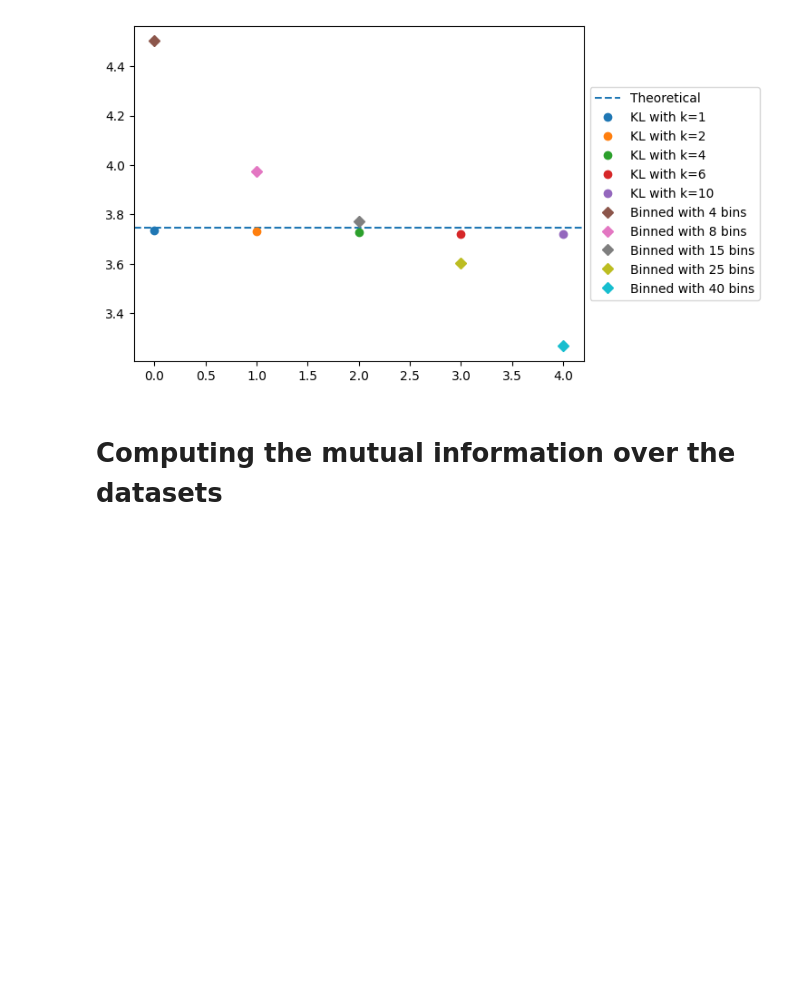
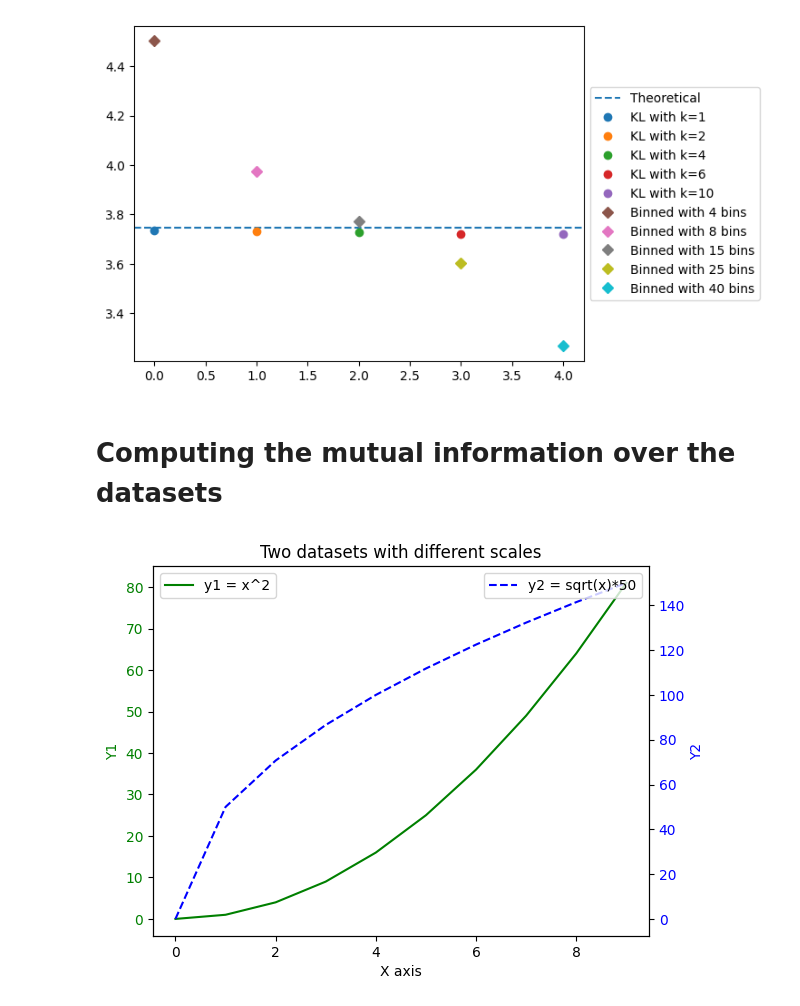
Before and after one commit to Giacomo-Menegatti/Information_theory, a Jupyter notebook: NN_MI.ipynb, the cells around one changed output. Saved outputs shown, nothing was run; the diff lists cells and outputs as text; code cells hidden in the pictures; blank space fills up the shorter version.

```diff
--- a/NN_MI.ipynb
+++ b/NN_MI.ipynb
@@ -269,3 +328,37 @@ plt.show()
 [figure]
 # %% [markdown]
 # Computing the mutual information over the datasets
+# %%
+import matplotlib.pyplot as plt
+import numpy as np
+
+# Sample data
+x = np.arange(0, 10, 1)
+y1 = x ** 2          # first dataset
+y2 = np.sqrt(x) * 50  # second dataset, different scale
+
+# Create figure and first axis
+fig, ax1 = plt.subplots()
+
+# Plot first dataset
+ax1.plot(x, y1, 'g-', label='y1 = x^2')
+ax1.set_xlabel('X axis')
+ax1.set_ylabel('Y1', color='g')
+ax1.tick_params(axis='y', labelcolor='g')
+
+# Secondary axis sharing the same x-axis
+ax2 = ax1.twinx()
+
+# Automatically scale secondary y-axis to fit the second dataset
+ax2.plot(x, y2, 'b--', label='y2 = sqrt(x)*50')
+ax2.set_ylabel('Y2', color='b')
+ax2.tick_params(axis='y', labelcolor='b')
+
+# Optional: legends
+ax1.legend(loc='upper left')
+ax2.legend(loc='upper right')
+
+plt.title("Two datasets with different scales")
+plt.show()
+# %% [output]
+[figure, added]
```
Also changed, not shown: parts of 12 cells of this notebook, 4 other files.
